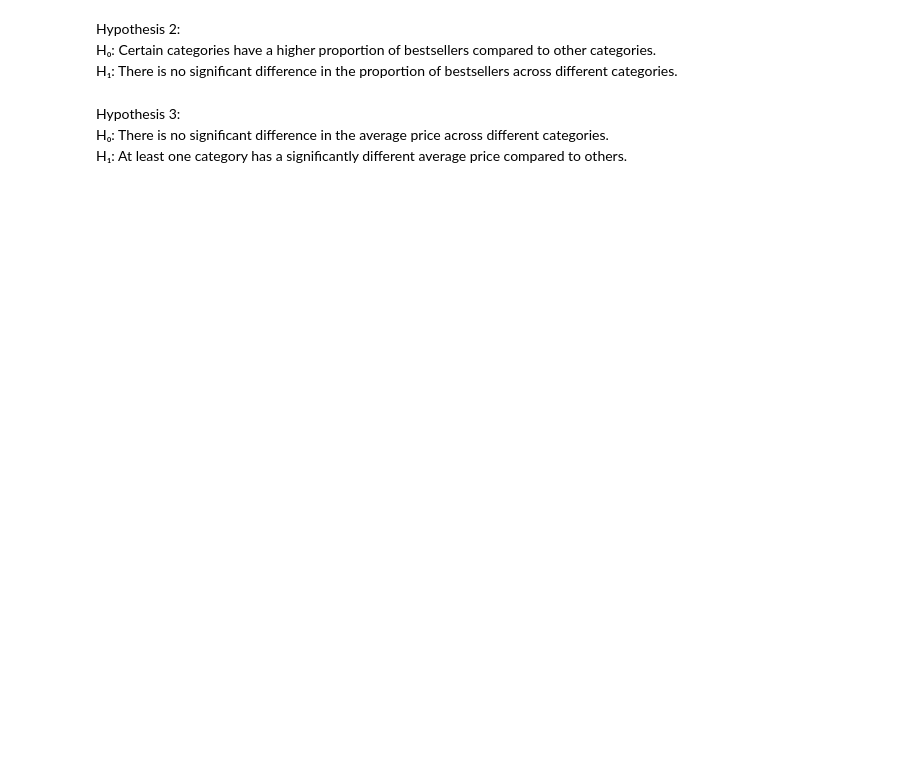
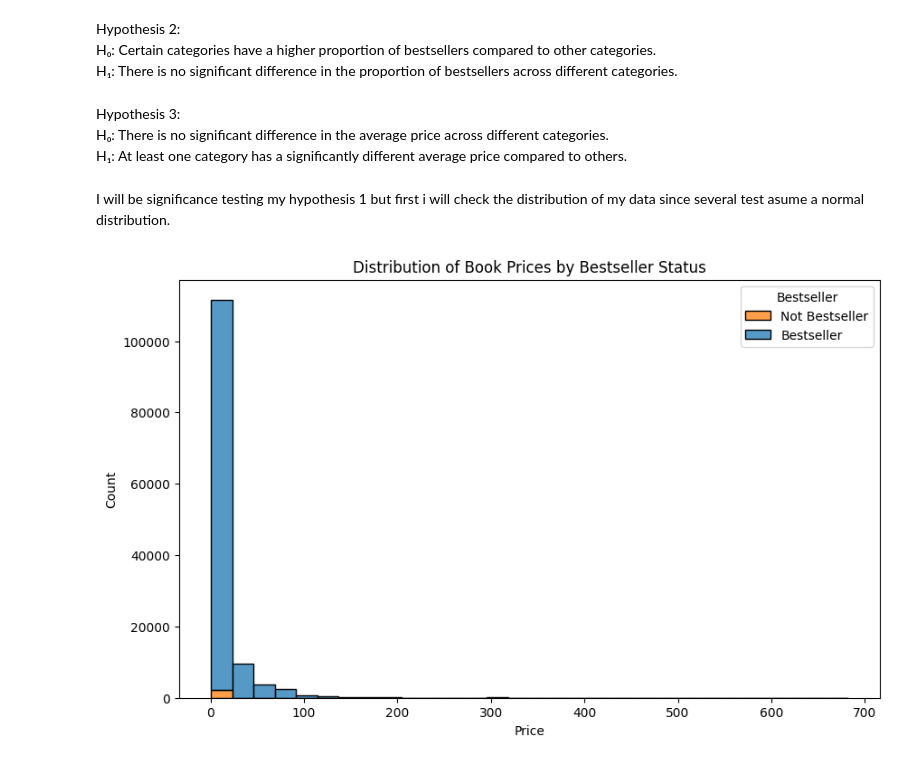
Before and after one commit to Arniquin/ExploratoryDataAnalysis-HypothesisTesting, a Jupyter notebook: Hypothesis.ipynb, the cells around one changed output. Saved outputs shown, nothing was run; the diff lists cells and outputs as text; code cells hidden in the pictures; blank space fills up the shorter version.

Commit message:
Final Hypothesis testing

```diff
--- a/Hypothesis.ipynb
+++ b/Hypothesis.ipynb
@@ -463,3 +445,15 @@ H₁: There is no significant difference in the proportion of bestsellers across
 Hypothesis 3:
 H₀: There is no significant difference in the average price across different categories.
 H₁: At least one category has a significantly different average price compared to others.
+# %% [markdown]
+I will be significance testing my hypothesis 1 but first i will check the distribution of my data since several test asume a normal distribution.
+# %%
+plt.figure(figsize=(10, 6))
+sns.histplot(data=work_df, x='price', hue='isBestSeller', multiple='stack', bins=30)
+plt.title('Distribution of Book Prices by Bestseller Status')
+plt.xlabel('Price')
+plt.ylabel('Count')
+plt.legend(title='Bestseller', labels=['Not Bestseller', 'Bestseller'])
+plt.show()
+# %% [output]
+[figure, added]
```
Also changed, not shown: parts of 12 cells of this notebook.
